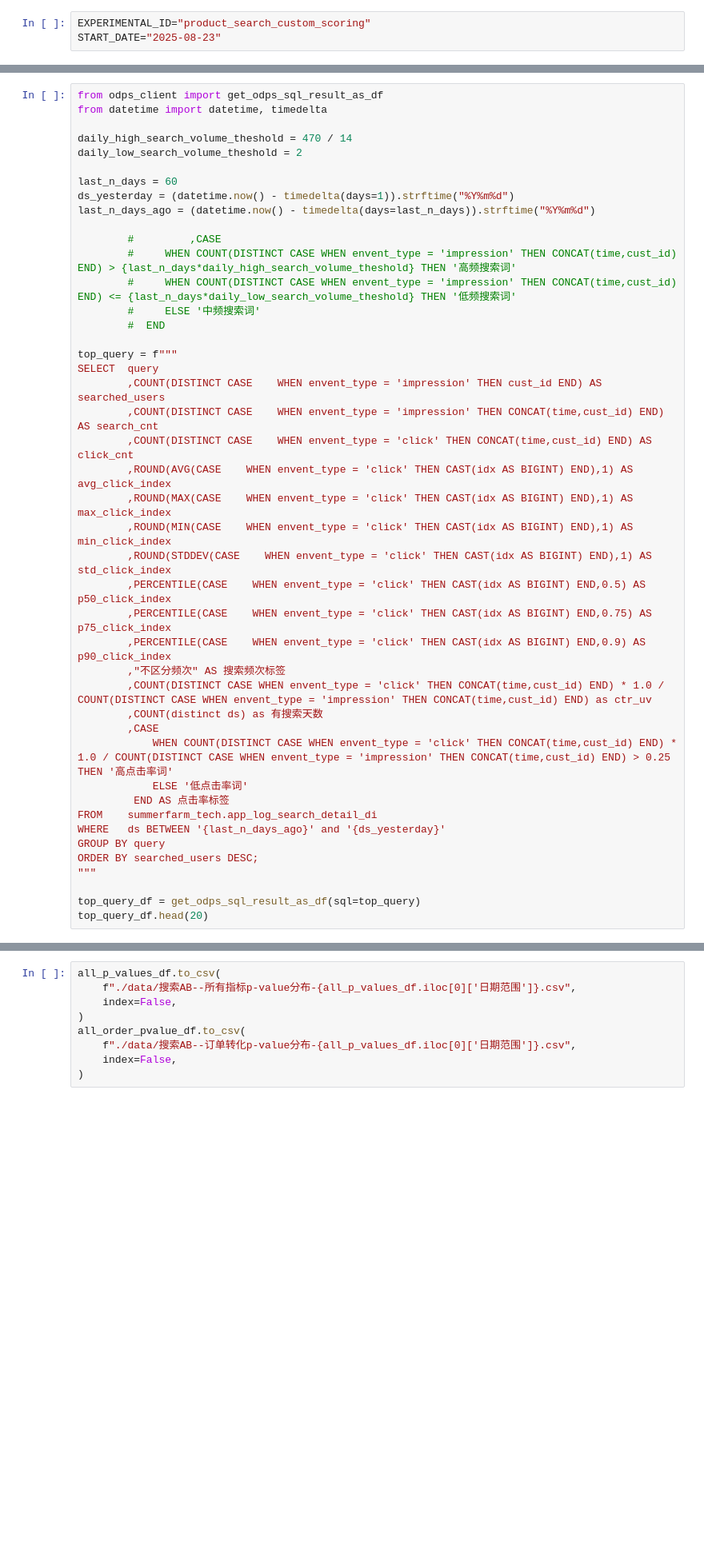
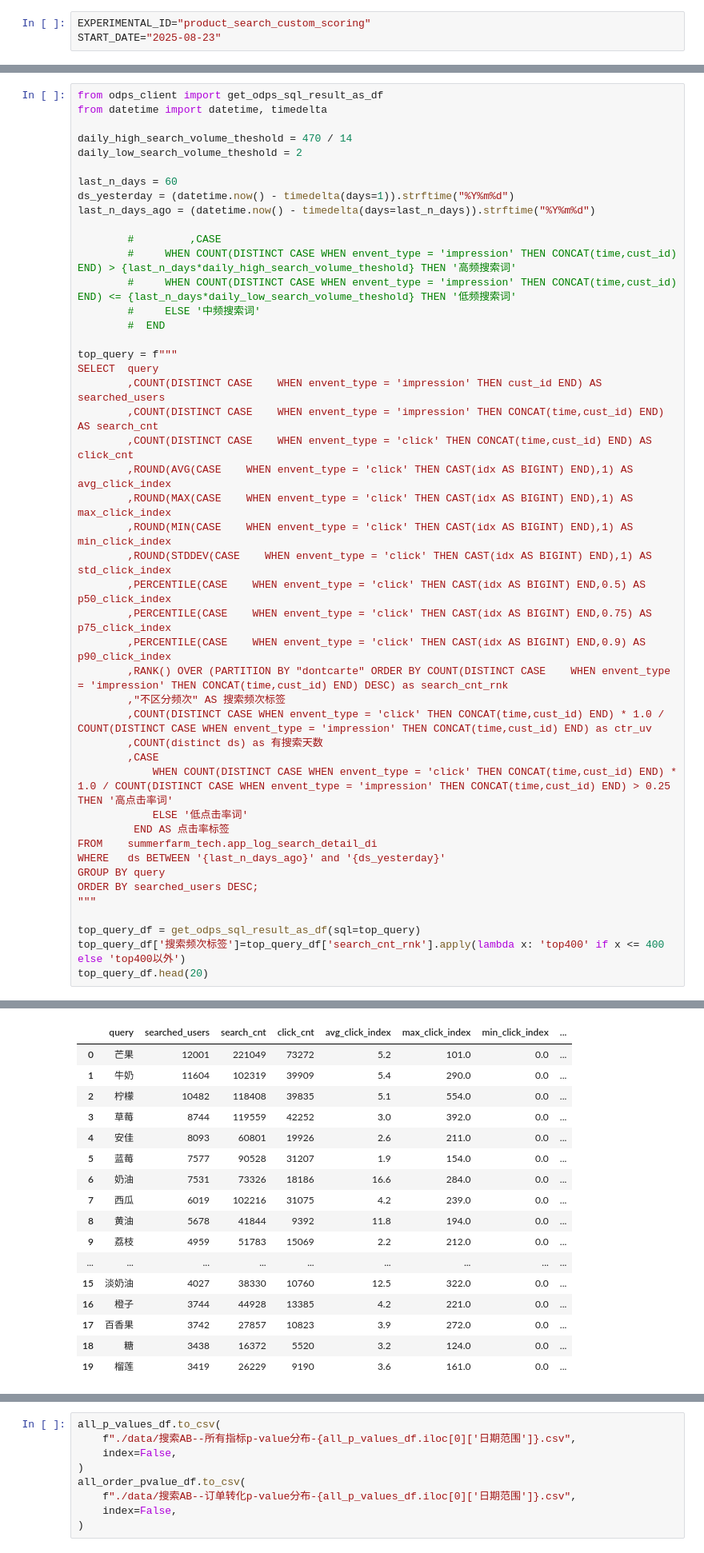
Before and after one commit to chrisptang/aliyun-devops, a Jupyter notebook: 搜索AB实验分析-自定义打分202508.ipynb, the cells around one changed output, grey strips where cells are left out. Shown at 80% size. Saved outputs shown, nothing was run; the diff lists cells and outputs as text; blank space fills up the shorter version.

```diff
--- a/搜索AB实验分析-自定义打分202508.ipynb
+++ b/搜索AB实验分析-自定义打分202508.ipynb
@@ -47,6 +55,7 @@ SELECT  query
         ,PERCENTILE(CASE    WHEN envent_type = 'click' THEN CAST(idx AS BIGINT) END,0.5) AS p50_click_index
         ,PERCENTILE(CASE    WHEN envent_type = 'click' THEN CAST(idx AS BIGINT) END,0.75) AS p75_click_index
         ,PERCENTILE(CASE    WHEN envent_type = 'click' THEN CAST(idx AS BIGINT) END,0.9) AS p90_click_index
+        ,RANK() OVER (PARTITION BY "dontcarte" ORDER BY COUNT(DISTINCT CASE    WHEN envent_type = 'impression' THEN CONCAT(time,cust_id) END) DESC) as search_cnt_rnk
         ,"不区分频次" AS 搜索频次标签
         ,COUNT(DISTINCT CASE WHEN envent_type = 'click' THEN CONCAT(time,cust_id) END) * 1.0 / COUNT(DISTINCT CASE WHEN envent_type = 'impression' THEN CONCAT(time,cust_id) END) as ctr_uv
         ,COUNT(distinct ds) as 有搜索天数
@@ -61,4 +70,6 @@ ORDER BY searched_users DESC;
 """
 
 top_query_df = get_odps_sql_result_as_df(sql=top_query)
+top_query_df['搜索频次标签']=top_query_df['search_cnt_rnk'].apply(lambda x: 'top400' if x <= 400 else 'top400以外')
 top_query_df.head(20)
+# %% [output]
@@ -65,3 +93,20 @@ top_query_df.head(20)
+|  | query | searched_users | search_cnt | click_cnt | avg_click_index | max_click_index | min_click_index | ... |
+| 0 | 芒果 | 12001 | 221049 | 73272 | 5.2 | 101.0 | 0.0 | ... |
+| 1 | 牛奶 | 11604 | 102319 | 39909 | 5.4 | 290.0 | 0.0 | ... |
+| 2 | 柠檬 | 10482 | 118408 | 39835 | 5.1 | 554.0 | 0.0 | ... |
+| 3 | 草莓 | 8744 | 119559 | 42252 | 3.0 | 392.0 | 0.0 | ... |
+| 4 | 安佳 | 8093 | 60801 | 19926 | 2.6 | 211.0 | 0.0 | ... |
+| 5 | 蓝莓 | 7577 | 90528 | 31207 | 1.9 | 154.0 | 0.0 | ... |
+| 6 | 奶油 | 7531 | 73326 | 18186 | 16.6 | 284.0 | 0.0 | ... |
+| 7 | 西瓜 | 6019 | 102216 | 31075 | 4.2 | 239.0 | 0.0 | ... |
+| 8 | 黄油 | 5678 | 41844 | 9392 | 11.8 | 194.0 | 0.0 | ... |
+| 9 | 荔枝 | 4959 | 51783 | 15069 | 2.2 | 212.0 | 0.0 | ... |
+| ... | ... | ... | ... | ... | ... | ... | ... | ... |
+| 15 | 淡奶油 | 4027 | 38330 | 10760 | 12.5 | 322.0 | 0.0 | ... |
+| 16 | 橙子 | 3744 | 44928 | 13385 | 4.2 | 221.0 | 0.0 | ... |
+| 17 | 百香果 | 3742 | 27857 | 10823 | 3.9 | 272.0 | 0.0 | ... |
+| 18 | 糖 | 3438 | 16372 | 5520 | 3.2 | 124.0 | 0.0 | ... |
+| 19 | 榴莲 | 3419 | 26229 | 9190 | 3.6 | 161.0 | 0.0 | ... |
 # %%
 from sls_client import get_sls_data_by_query
 from datetime import datetime, timedelta
```
Also changed, not shown: parts of 17 cells of this notebook.
